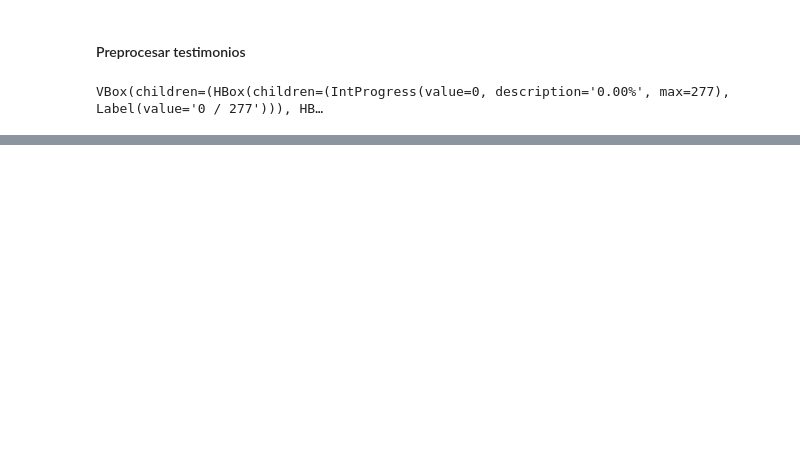
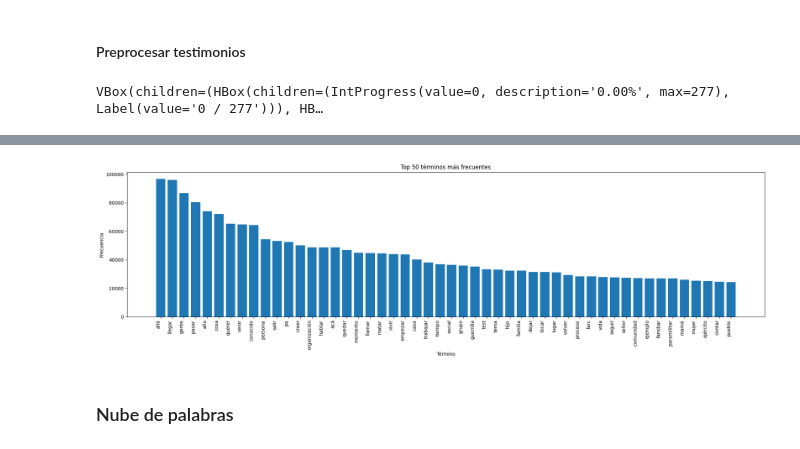
Before and after one commit to CristianCardozoAmin/procesamiento_lenguaje_natural_javer, a Jupyter notebook: taller_ir/notebooks/main_pipeline.ipynb, the cells around one changed output, grey strips where cells are left out. Cells and saved outputs as stored; diff of their text form; code cells hidden in the pictures; blank space fills up the shorter version.

```diff
--- a/taller_ir/notebooks/main_pipeline.ipynb
+++ b/taller_ir/notebooks/main_pipeline.ipynb
@@ -216,0 +277,6 @@ df_testimonios.to_csv("../data/output/testimonios_cev_preprocesado.csv", index=F
+# %%
+graficar_frecuencias(df_testimonios, "contenido_preprocesado", top_n=50, min_len=1)
+# %% [output]
+[figure, added]
+# %% [markdown]
+### Nube de palabras
```
Also changed, not shown: parts of 15 cells of this notebook, 7 other files.
